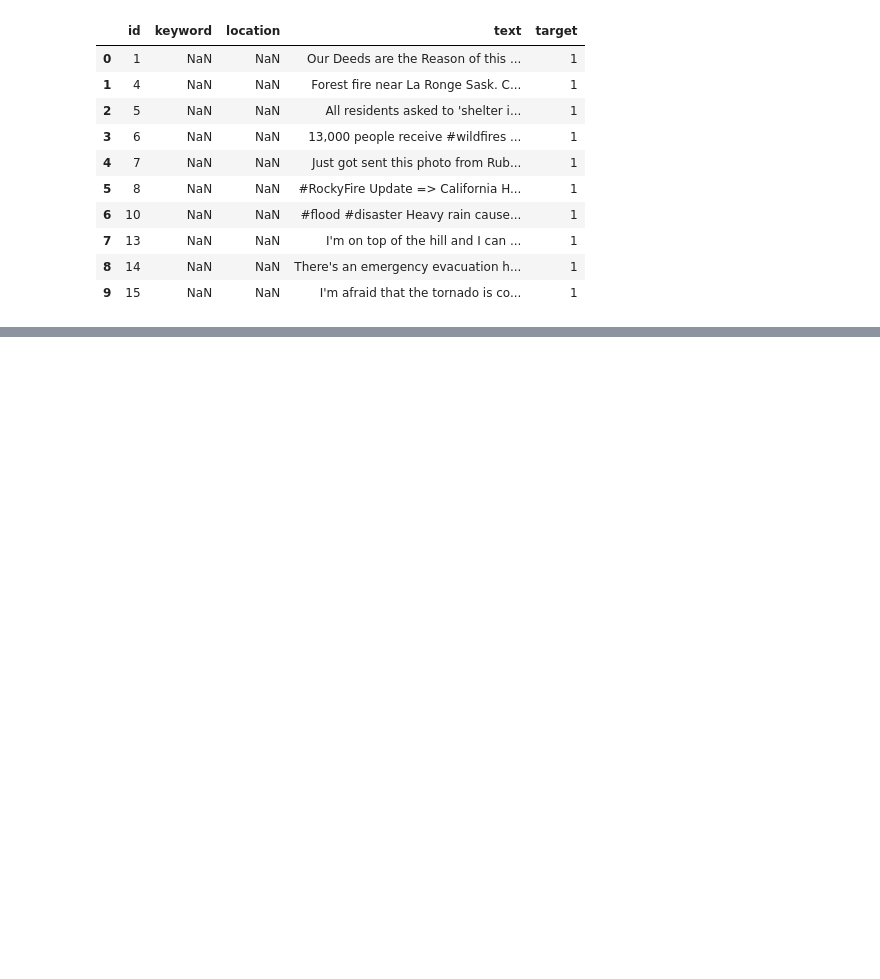
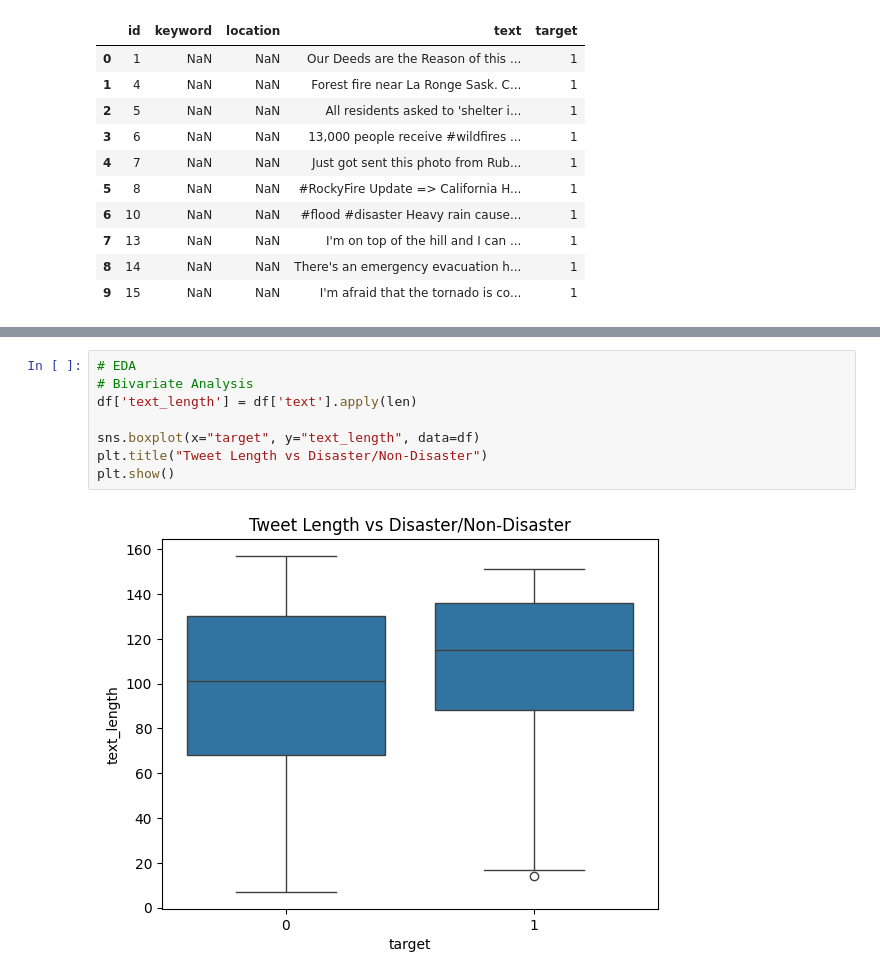
Before and after one commit to Busra-2010/Climate-Risk-And-Disaster-Management, a Jupyter notebook: Climate_Risk_Disaster_Management.ipynb, the cells around one changed output, grey strips where cells are left out. Cells and saved outputs as stored; diff of their text form; blank space fills up the shorter version.

```diff
--- a/Climate_Risk_Disaster_Management.ipynb
+++ b/Climate_Risk_Disaster_Management.ipynb
@@ -77,0 +96,10 @@ df.head(10)
+# %%
+# EDA
+# Bivariate Analysis
+df['text_length'] = df['text'].apply(len)
+
+sns.boxplot(x="target", y="text_length", data=df)
+plt.title("Tweet Length vs Disaster/Non-Disaster")
+plt.show()
+# %% [output]
+[figure, added]
```
Also changed, not shown: parts of 12 cells of this notebook.
